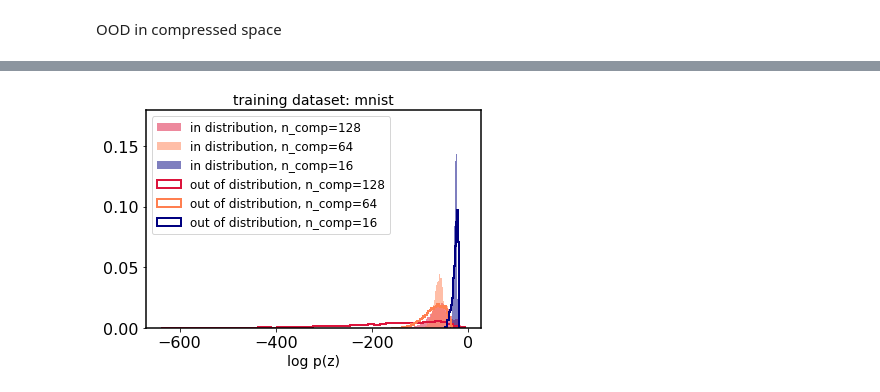
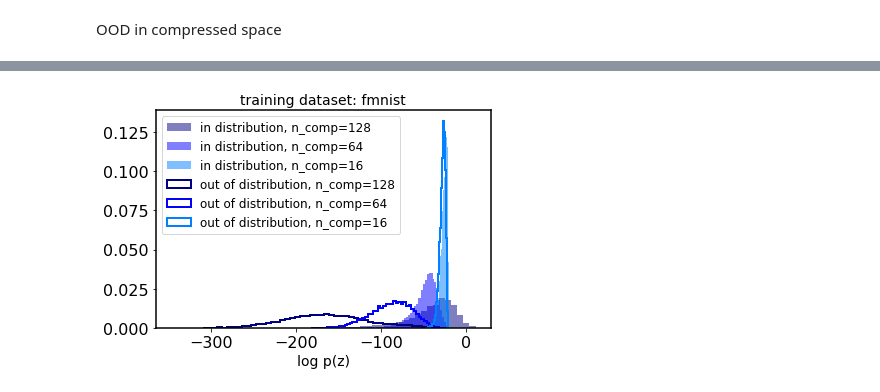
Before and after one commit to VMBoehm/pca-classifier, a Jupyter notebook: notebooks/ood_data_space_ML.ipynb, the cells around one changed output, grey strips where cells are left out. Drawn from its saved outputs; the diff is of its cells as text; code cells hidden in the pictures.

Commit message:
OoD plots as function of PCA components

```diff
--- a/notebooks/ood_data_space_ML.ipynb
+++ b/notebooks/ood_data_space_ML.ipynb
@@ -182,7 +195,7 @@ plt.show()
 # %% [output]
 [figure]
 # %%
-colors = ['crimson','coral','navy','forestgreen']
+colors = plt.cm.jet(np.linspace(0,1,len(n_components)))
 plt.figure(figsize=(8,5))
 for dataset in ['fmnist']:
     plt.title('training dataset: %s'%dataset, fontsize=16)
@@ -219,7 +232,7 @@ def get_comp_log_prob(d,cov,n_comp):
 logprobs={}
 for dataset in ['mnist','fmnist']:
     logprobs[dataset]={}
-    for n_comp in [16,32,64,128]:
+    for n_comp in n_components:
         if n_comp==-1:
             n_comp=len(masked_datasets_test[dataset][0,:])
         logprobs[dataset][str(n_comp)] = get_comp_log_prob(masked_datasets_test[dataset],covs[dataset],n_comp)
@@ -227,7 +240,27 @@ for dataset in ['mnist','fmnist']:
 logprobs_ood={}
 for dataset in ['mnist','fmnist']:
     logprobs_ood[dataset]={}
-    for n_comp in [16,32,64,128]:
+    for n_comp in n_components:
         if n_comp==-1:
               n_comp=len(masked_ood_datasets[dataset][0,:])
         logprobs_ood[dataset][str(n_comp)] = get_comp_log_prob(masked_ood_datasets[dataset],covs[dataset],n_comp)
+# %%
+colors = plt.cm.jet(np.linspace(0,1,len(n_components)))
+for dataset in ['mnist']:
+    plt.title('training dataset: %s'%dataset, fontsize=14)
+    ii=0
+    for n_comp in n_components[5:-1]:
+        if n_comp==-1:
+            n_comp=masked_ood_datasets[dataset].shape[-1]
+        _, bins, _ = plt.hist(logprobs[dataset][str(n_comp)],bins=50,density=True, label='in distribution, n_comp=%d'%n_comp,color=colors[ii],alpha=0.9)
+        ii+=1
+    ii=0
+    for n_comp in n_components[5:-1]:
+        if n_comp==-1:
+            n_comp=masked_ood_datasets[dataset].shape[-1]
+        _ = plt.hist(logprobs_ood[dataset][str(n_comp)],histtype='step',bins=50,density=True,label='out of distribution, n_comp=%d'%n_comp, color=colors[ii],lw=2)
+        ii+=1
+plt.xlim(-4000,1000)
+plt.legend(loc=(1.01,0.01))
+plt.xlabel('log p(z)',fontsize=14)
+plt.show()
@@ -234,21 +269,21 @@ for dataset in ['mnist','fmnist']:
 # %%
-colors = ['crimson','coral','navy']
-for dataset in ['mnist']:
+colors = plt.cm.jet(np.linspace(0,1,len(n_components)))
+for dataset in ['fmnist']:
     plt.title('training dataset: %s'%dataset, fontsize=14)
     ii=0
     for n_comp in [128,64,16]:
         if n_comp==-1:
             n_comp=masked_ood_datasets[dataset].shape[-1]
         _, bins, _ = plt.hist(logprobs[dataset][str(n_comp)],bins=50,density=True, label='in distribution, n_comp=%d'%n_comp,color=colors[ii],alpha=0.5)
         ii+=1
     ii=0
     for n_comp in [128,64,16]:
         if n_comp==-1:
             n_comp=masked_ood_datasets[dataset].shape[-1]
         _ = plt.hist(logprobs_ood[dataset][str(n_comp)],histtype='step',bins=50,density=True,label='out of distribution, n_comp=%d'%n_comp, color=colors[ii],lw=2)
         ii+=1
 plt.legend()
 plt.xlabel('log p(z)',fontsize=14)
 plt.show()
 # %% [output]
-[figure, old version]
+[figure, new version]
```
Also changed, not shown: parts of 10 cells of this notebook.
